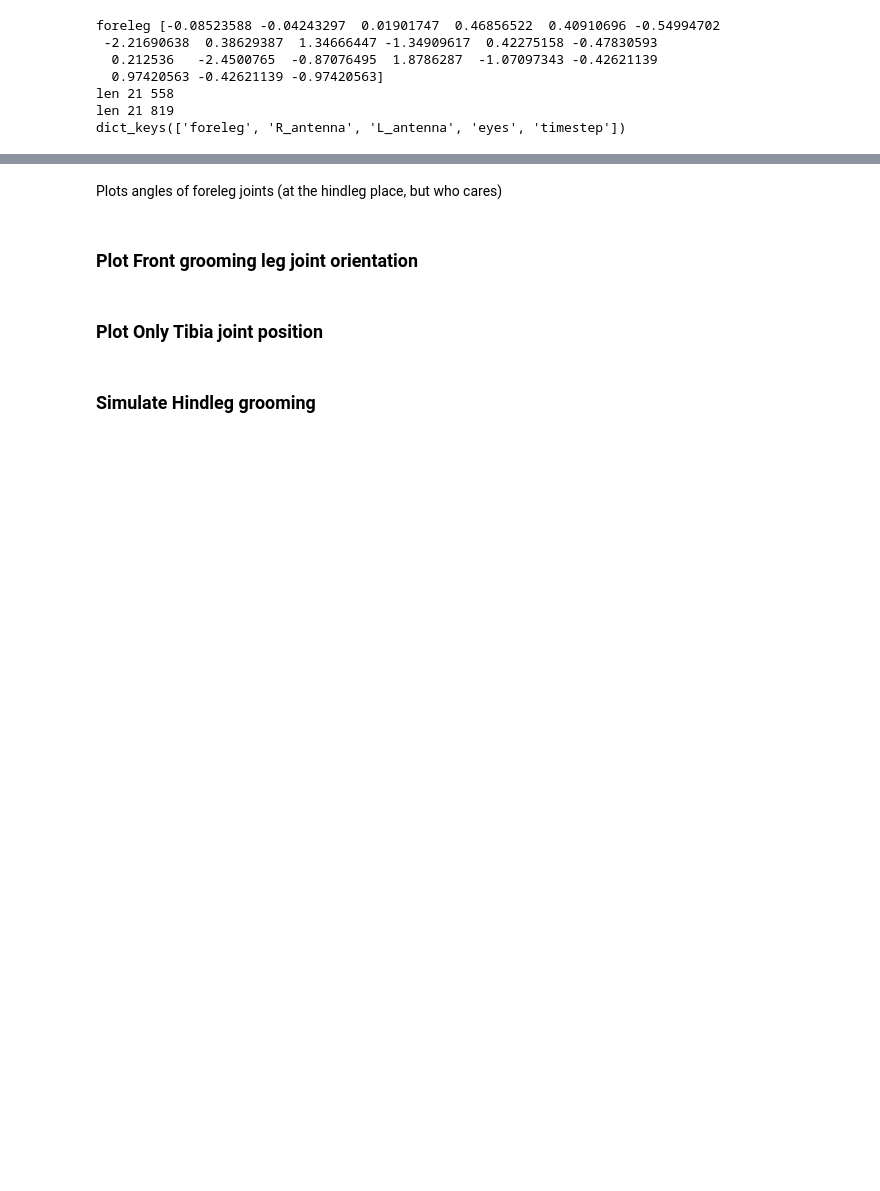
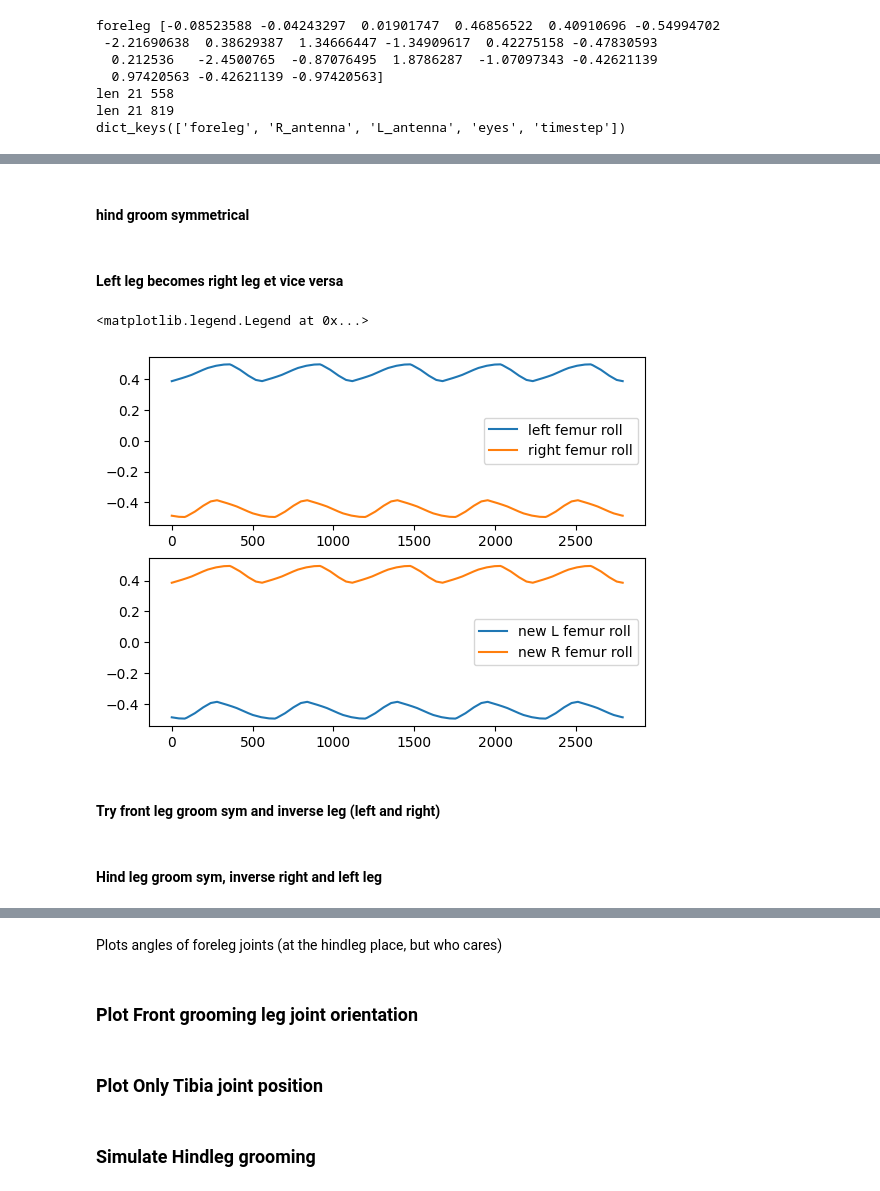
Before and after one commit to NathanMULLER/Project_Mouche, a Jupyter notebook: hindleg_groom.ipynb, the cells around one changed output, grey strips where cells are left out. Drawn from its saved outputs; the diff is of its cells as text; code cells hidden in the pictures; blank space fills up the shorter version.

Commit message:
add symmetrical joints angles + shifted right leg

```diff
--- a/hindleg_groom.ipynb
+++ b/hindleg_groom.ipynb
@@ -112,0 +144,3 @@ NameError: name 'Video' is not defined
+# %%
+target_joint_angles_front = target_joint_angles_front.copy()
+target_joint_angles_front[4,:] = target_joint_angles_front[4,:]+np.pi/3
@@ -112,0 +161,22 @@ NameError: name 'Video' is not defined
+# %%
+def delay_sequence(seq, start_row, end_row, delay):
+    # Extract rows to be delayed
+    shifted_seq = seq.copy()
+    rows_to_shift = seq[start_row:end_row+1,:]
+
+
+    # Extract columns
+    new_col = rows_to_shift[:, delay:]
+    first_columns = rows_to_shift[:, :delay]
+
+    shifted_columns = np.concatenate([new_col, first_columns], axis=1)
+    shifted_seq[start_row:end_row+1,:] = shifted_columns
+    return shifted_seq
+# %%
+initial_sequence = symetric_leg.copy()
+rep = 5
+delay = 279
+repeated_sequence = np.tile(initial_sequence, (1, rep))
+
+delayed_sequence = delay_sequence(repeated_sequence, 10, 16, delay)
+print(delayed_sequence.shape)
@@ -112,0 +231,2 @@ NameError: name 'Video' is not defined
+# %% [markdown]
+#### hind groom symmetrical
@@ -112,0 +295,21 @@ NameError: name 'Video' is not defined
+# %% [markdown]
+#### Left leg becomes right leg et vice versa
+# %%
+inverse_leg_joint = delayed_sequence.copy()
+
+inverse_leg_joint[3:10,:], inverse_leg_joint[10:17,:] = inverse_leg_joint[10:17,:].copy(), inverse_leg_joint[3:10,:].copy()
+# %%
+plt.subplot(2,1,1)
+plt.plot(delayed_sequence[7,:], label='left femur roll')
+plt.plot(delayed_sequence[14,:], label='right femur roll')
+plt.legend()
+
+plt.subplot(2,1,2)
+plt.plot(inverse_leg_joint[7,:], label='new L femur roll')
+plt.plot(inverse_leg_joint[14,:], label='new R femur roll')
+plt.legend()
+# %% [output]
+<matplotlib.legend.Legend at 0x...>
+[figure, added]
+# %% [markdown]
+#### Try front leg groom sym and inverse leg (left and right)
@@ -112,0 +358,2 @@ NameError: name 'Video' is not defined
+# %% [markdown]
+#### Hind leg groom sym, inverse right and left leg
```
Also changed, not shown: parts of 22 cells of this notebook, 18 other files.
